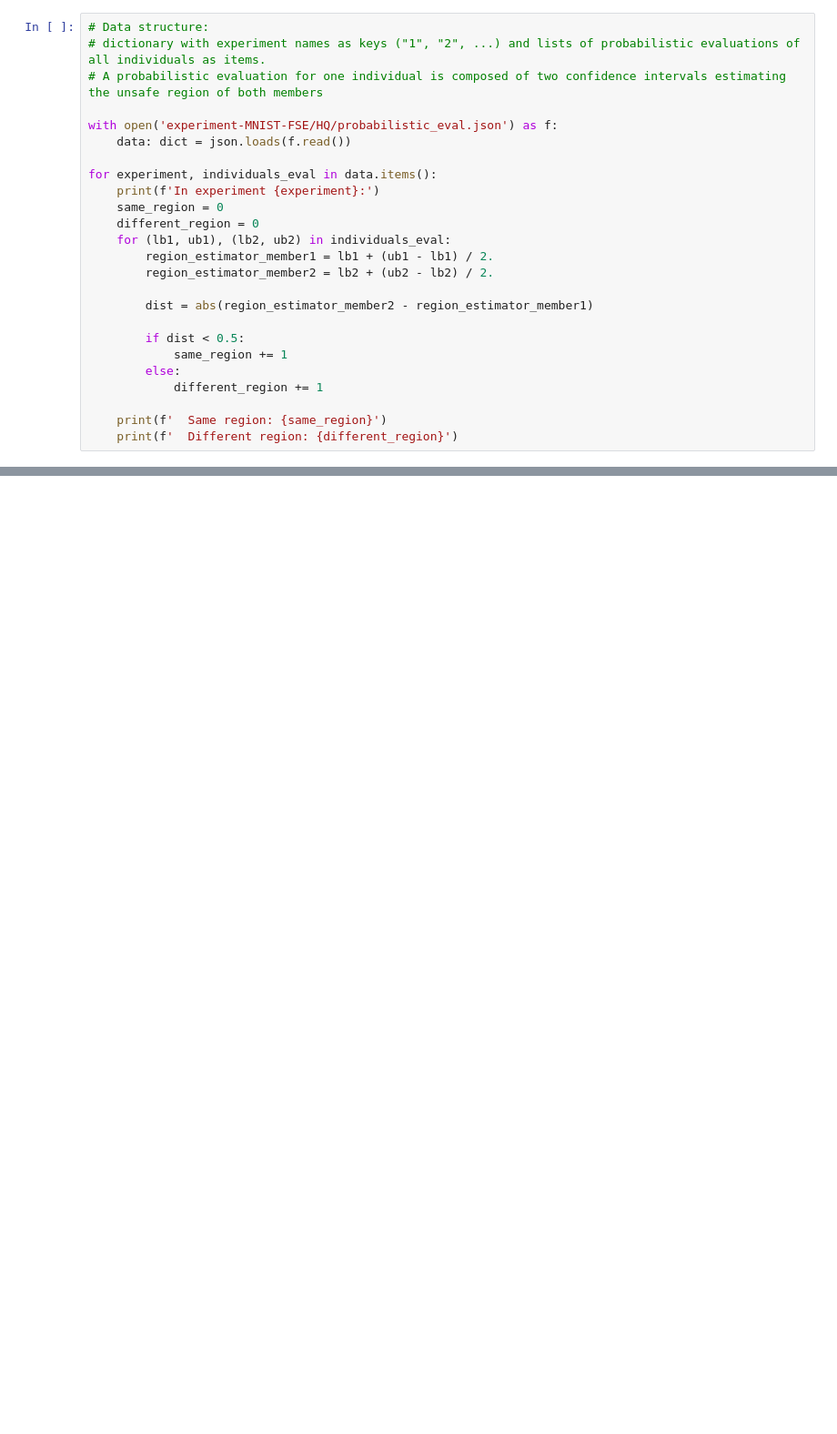
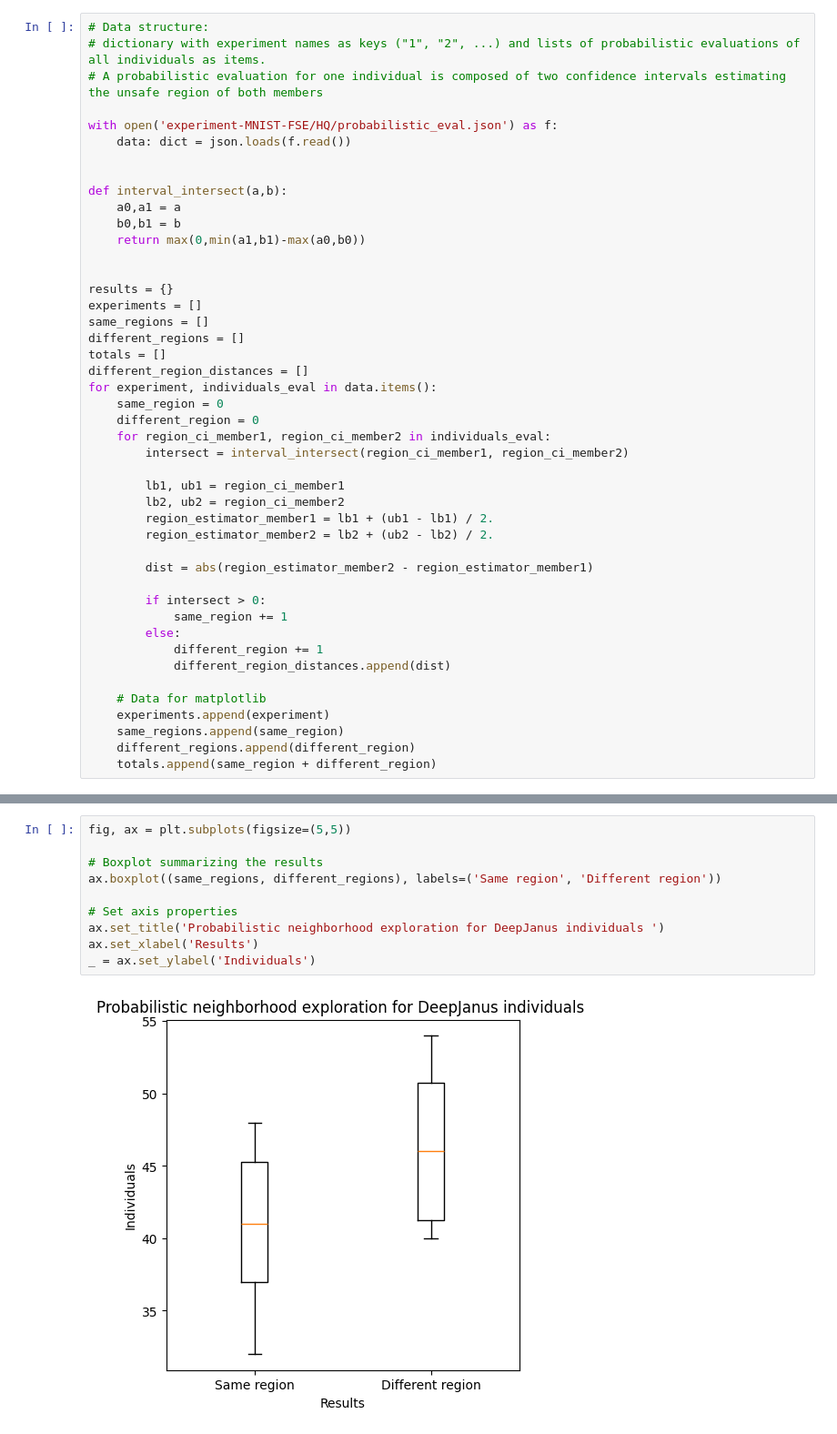
Before and after one commit to leonardo-panseri/deepjanus, a Jupyter notebook: experiments/evaluation_MNIST/deterministic_frontier.ipynb, the cells around one changed output, grey strips where cells are left out. Shown: that part at 91% size. Drawn from its saved outputs; the diff is of its cells as text; blank space fills up the shorter version.

Commit message:
Plot results of probabilistic evaluation of DeepJanus individuals at the frontier

```diff
--- a/experiments/evaluation_MNIST/deterministic_frontier.ipynb
+++ b/experiments/evaluation_MNIST/deterministic_frontier.ipynb
@@ -8,20 +13,40 @@ import json
 with open('experiment-MNIST-FSE/HQ/probabilistic_eval.json') as f:
     data: dict = json.loads(f.read())
 
+
+def interval_intersect(a,b):
+    a0,a1 = a
+    b0,b1 = b
+    return max(0,min(a1,b1)-max(a0,b0))
+
+
+results = {}
+experiments = []
+same_regions = []
+different_regions = []
+totals = []
+different_region_distances = []
 for experiment, individuals_eval in data.items():
-    print(f'In experiment {experiment}:')
     same_region = 0
     different_region = 0
-    for (lb1, ub1), (lb2, ub2) in individuals_eval:
+    for region_ci_member1, region_ci_member2 in individuals_eval:
+        intersect = interval_intersect(region_ci_member1, region_ci_member2)
+
+        lb1, ub1 = region_ci_member1
+        lb2, ub2 = region_ci_member2
         region_estimator_member1 = lb1 + (ub1 - lb1) / 2.
         region_estimator_member2 = lb2 + (ub2 - lb2) / 2.
 
         dist = abs(region_estimator_member2 - region_estimator_member1)
 
-        if dist < 0.5:
+        if intersect > 0:
             same_region += 1
         else:
             different_region += 1
+            different_region_distances.append(dist)
 
-    print(f'  Same region: {same_region}')
-    print(f'  Different region: {different_region}')
+    # Data for matplotlib
+    experiments.append(experiment)
+    same_regions.append(same_region)
+    different_regions.append(different_region)
+    totals.append(same_region + different_region)
@@ -45,0 +99,12 @@ In experiment 10:
+# %%
+fig, ax = plt.subplots(figsize=(5,5))
+
+# Boxplot summarizing the results
+ax.boxplot((same_regions, different_regions), labels=('Same region', 'Different region'))
+
+# Set axis properties
+ax.set_title('Probabilistic neighborhood exploration for DeepJanus individuals ')
+ax.set_xlabel('Results')
+_ = ax.set_ylabel('Individuals')
+# %% [output]
+[figure, added]
```
Also changed, not shown: parts of 5 cells of this notebook.
